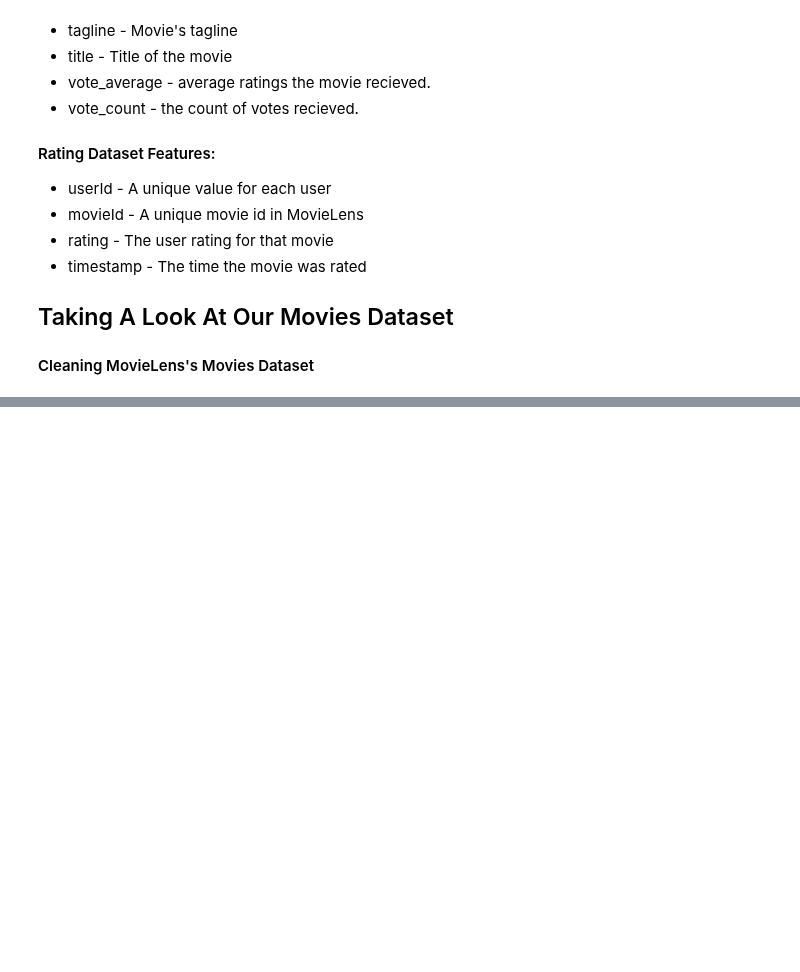
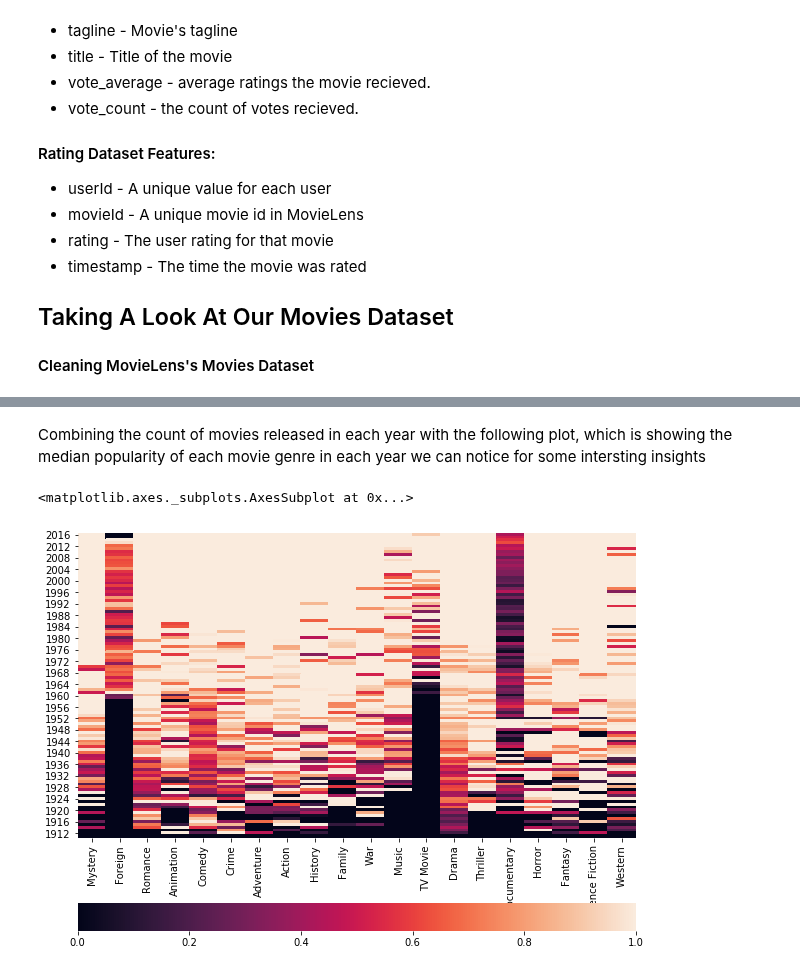
Before and after one commit to ronka/movie-recommendation-notebook, a Jupyter notebook: final_project.ipynb, the cells around one changed output, grey strips where cells are left out. Cells and saved outputs as stored; diff of their text form; code cells hidden in the pictures; blank space fills up the shorter version.

```diff
--- a/final_project.ipynb
+++ b/final_project.ipynb
@@ -174,0 +191,14 @@ plt.show()
+# %% [markdown]
+Combining the count of movies released in each year with the following plot, which is showing the median popularity of each
+movie genre in each year we can notice for some intersting insights
+# %%
+genres_popularity_df = pd.DataFrame(index=np.arange(1911,2017))
+for genre in genres_list:
+    genres_popularity_df[genre] = movies_df[movies_df[genre] == 1].groupby('release_year')['popularity'].median()
+genres_popularity_df.fillna(0,inplace=True)
+genres_popularity_df.sort_index(ascending=False,inplace=True)
+ax = plt.figure(figsize=(10,8))
+sns.heatmap(genres_popularity_df,vmin=0, vmax=1,cbar_kws={"orientation": "horizontal"})
+# %% [output]
+<matplotlib.axes._subplots.AxesSubplot at 0x...>
+[figure, added]
```
Also changed, not shown: parts of 7 cells of this notebook.
